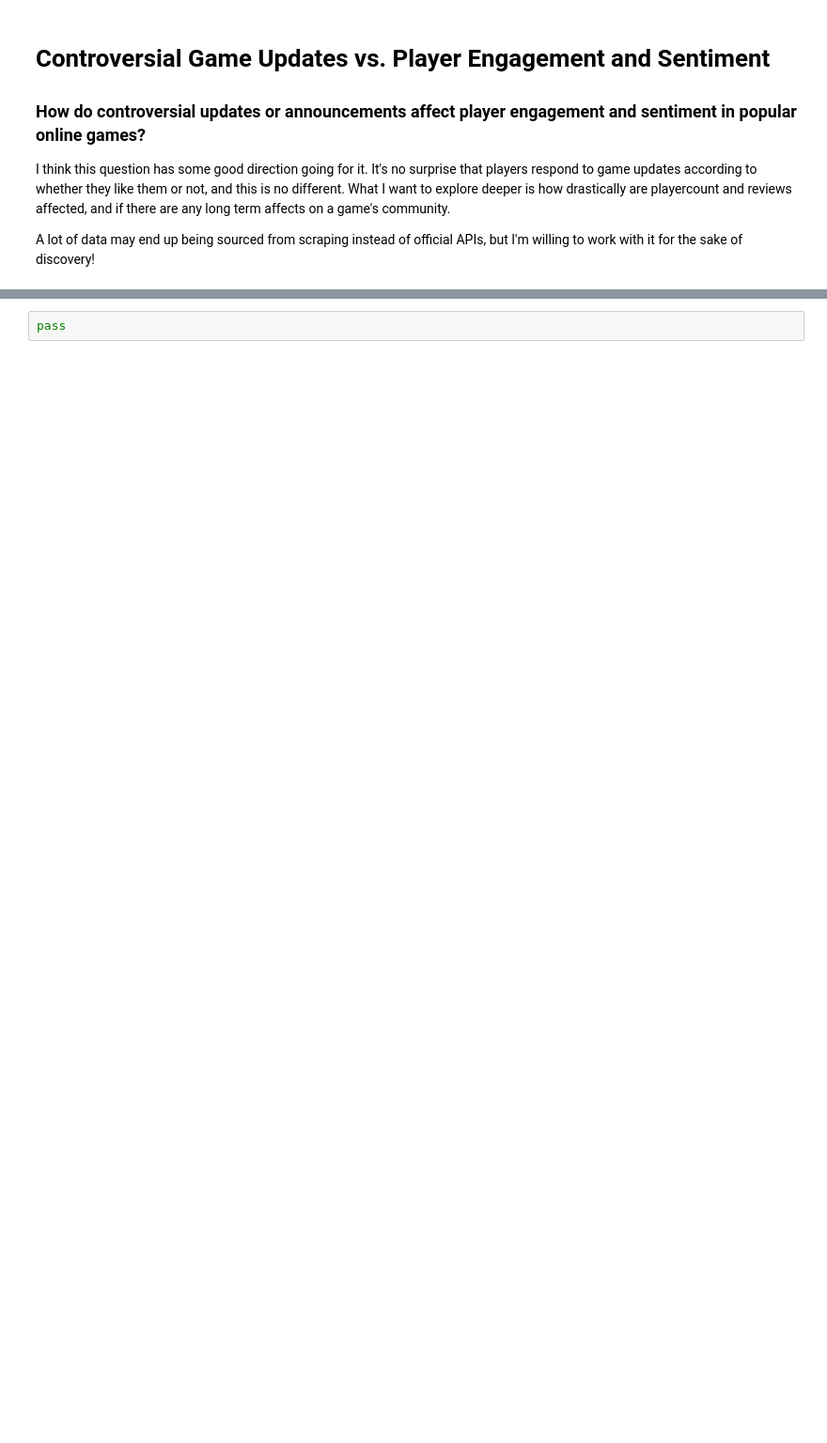
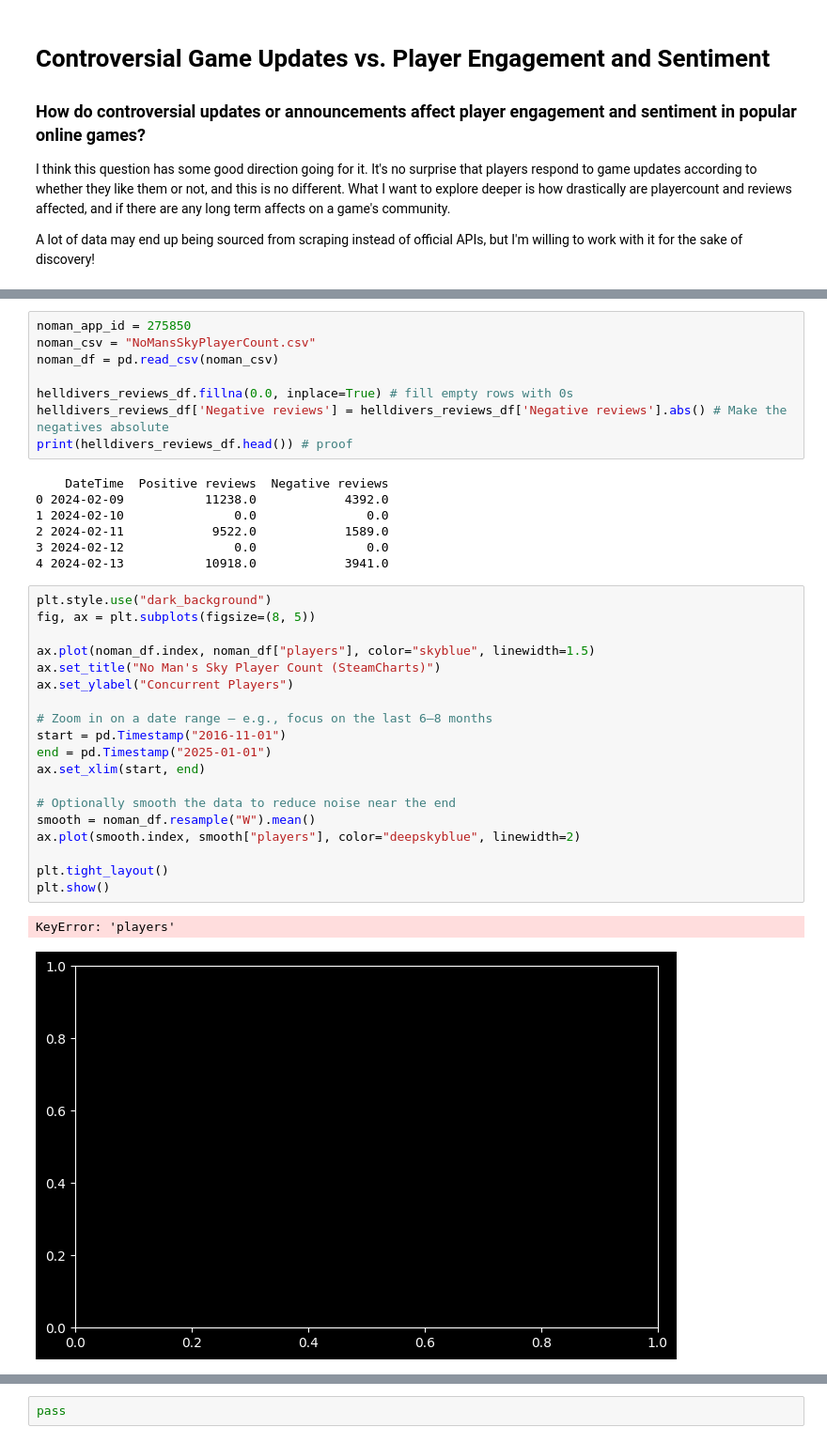
Before and after one commit to KyrellosIbrahim/GameUpdatesVsPlayerSentiment, a Jupyter notebook: notebook.ipynb, the cells around one changed output, grey strips where cells are left out. Shown: that part at 94% size. Drawn from its saved outputs; the diff is of its cells as text; blank space fills up the shorter version.

```diff
--- a/notebook.ipynb
+++ b/notebook.ipynb
@@ -19 +219,38 @@ This one is going to be a bit tricky, since it wasn't added to Steam until after
+# %%
+noman_app_id = 275850
+noman_csv = "NoMansSkyPlayerCount.csv"
+noman_df = pd.read_csv(noman_csv)
+
+helldivers_reviews_df.fillna(0.0, inplace=True) # fill empty rows with 0s
+helldivers_reviews_df['Negative reviews'] = helldivers_reviews_df['Negative reviews'].abs() # Make the negatives absolute
+print(helldivers_reviews_df.head()) # proof
+# %% [output]
+    DateTime  Positive reviews  Negative reviews
+0 2024-02-09           11238.0            4392.0
+1 2024-02-10               0.0               0.0
+2 2024-02-11            9522.0            1589.0
+3 2024-02-12               0.0               0.0
+4 2024-02-13           10918.0            3941.0
+# %%
+plt.style.use("dark_background")
+fig, ax = plt.subplots(figsize=(8, 5))
+
+ax.plot(noman_df.index, noman_df["players"], color="skyblue", linewidth=1.5)
+ax.set_title("No Man's Sky Player Count (SteamCharts)")
+ax.set_ylabel("Concurrent Players")
+
+# Zoom in on a date range — e.g., focus on the last 6–8 months
+start = pd.Timestamp("2016-11-01")
+end = pd.Timestamp("2025-01-01")
+ax.set_xlim(start, end)
+
+# Optionally smooth the data to reduce noise near the end
+smooth = noman_df.resample("W").mean()
+ax.plot(smooth.index, smooth["players"], color="deepskyblue", linewidth=2)
+
+plt.tight_layout()
+plt.show()
+# %% [output]
+KeyError: 'players'
+[figure, added]
 # %%
```
Also changed, not shown: parts of 13 cells of this notebook, 1 other file.
